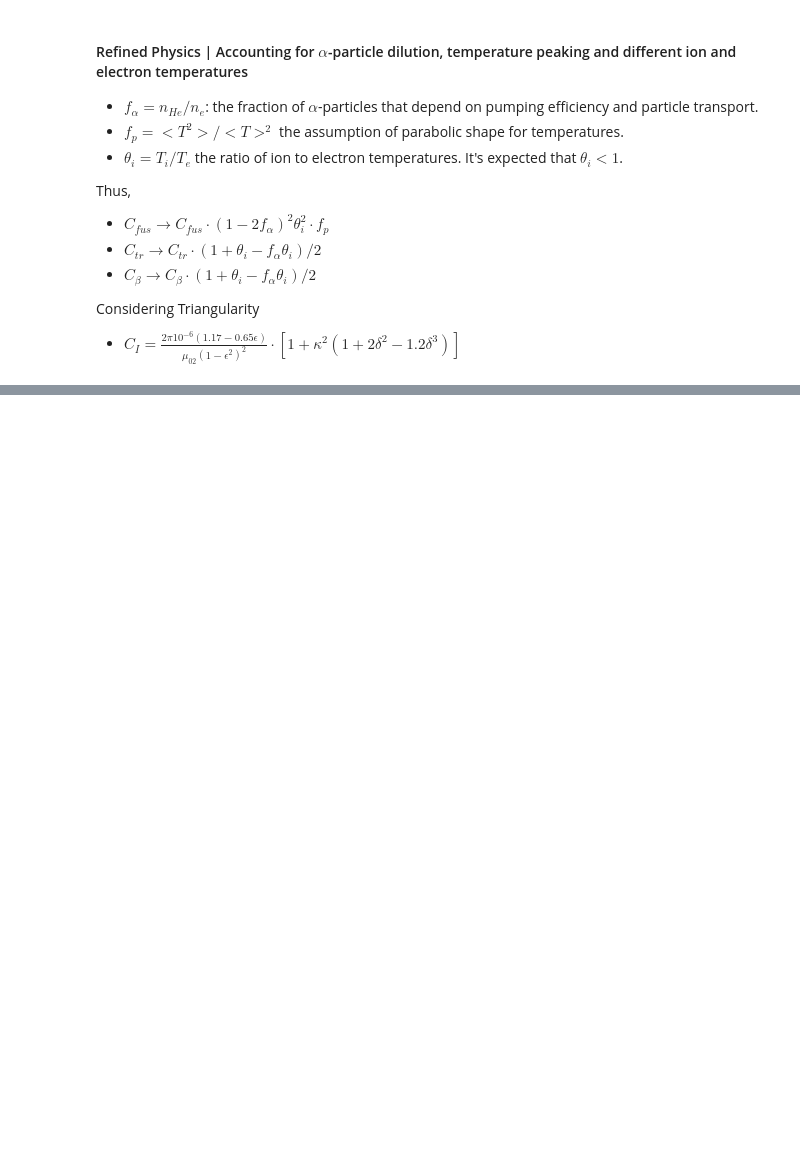
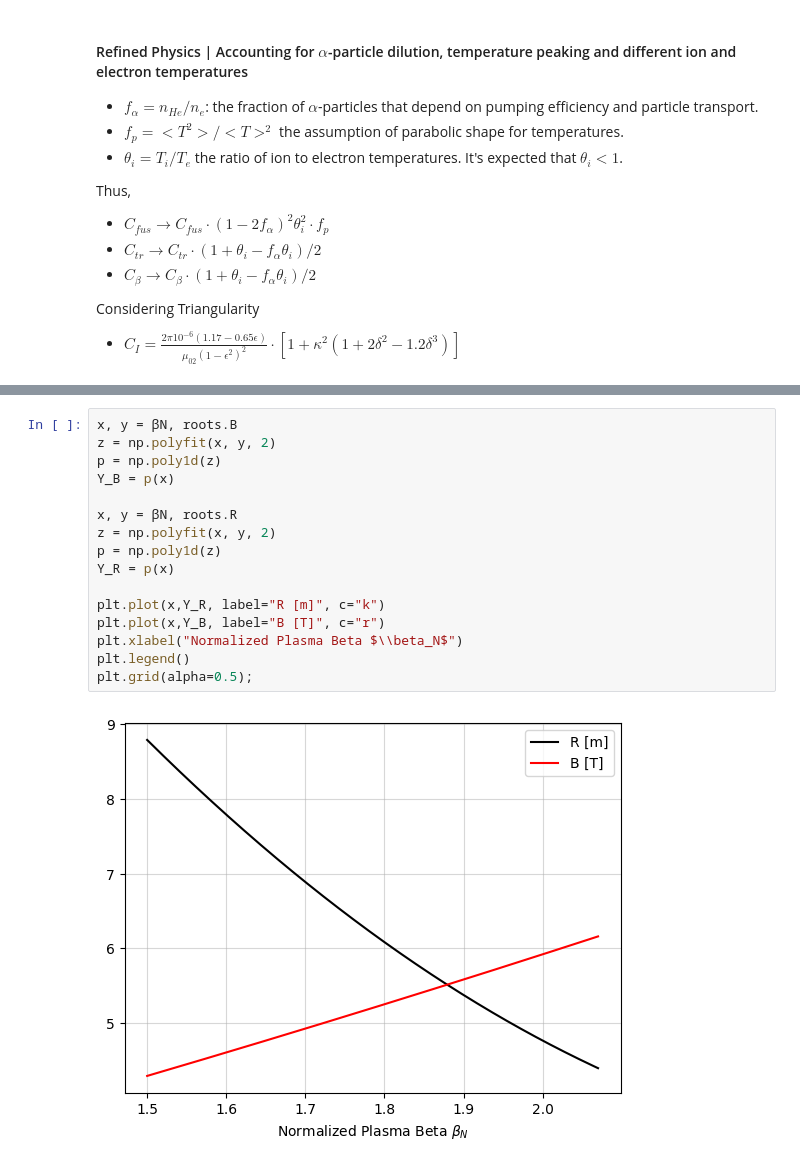
Before and after one commit to Chinnasf/Physics, a Jupyter notebook: TOKAMAKS/CEA/Scaling Law -- Reduced Parameters.ipynb, the cells around one changed output, grey strips where cells are left out. Cells and saved outputs as stored; diff of their text form; blank space fills up the shorter version.

```diff
--- a/TOKAMAKS/CEA/Scaling Law -- Reduced Parameters.ipynb
+++ b/TOKAMAKS/CEA/Scaling Law -- Reduced Parameters.ipynb
@@ -217,0 +221,18 @@ roots
+# %%
+x, y = βN, roots.B
+z = np.polyfit(x, y, 2)
+p = np.poly1d(z)
+Y_B = p(x)
+
+x, y = βN, roots.R
+z = np.polyfit(x, y, 2)
+p = np.poly1d(z)
+Y_R = p(x)
+
+plt.plot(x,Y_R, label="R [m]", c="k")
+plt.plot(x,Y_B, label="B [T]", c="r")
+plt.xlabel("Normalized Plasma Beta $\\beta_N$")
+plt.legend()
+plt.grid(alpha=0.5);
+# %% [output]
+[figure, added]
```
Also changed, not shown: parts of 7 cells of this notebook.
